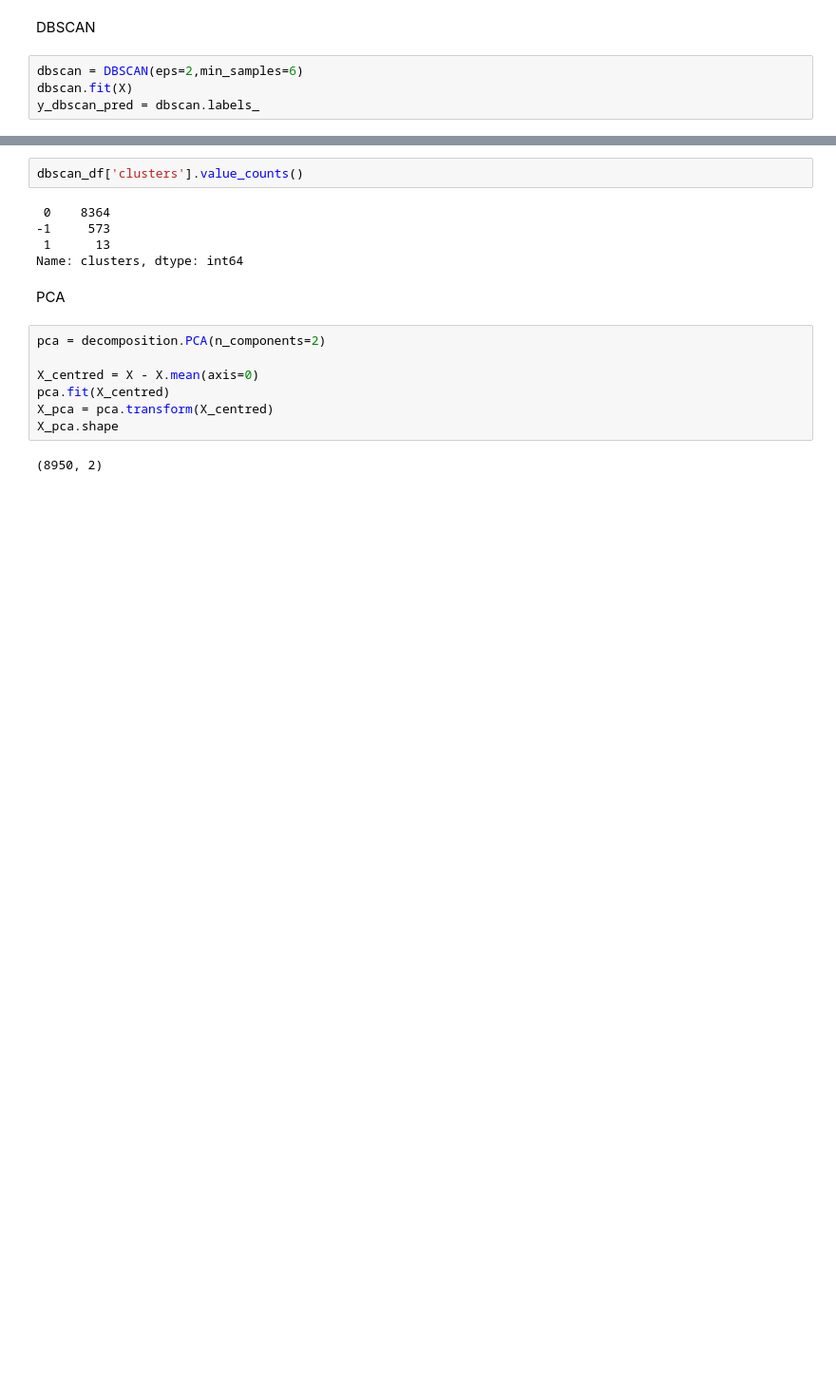
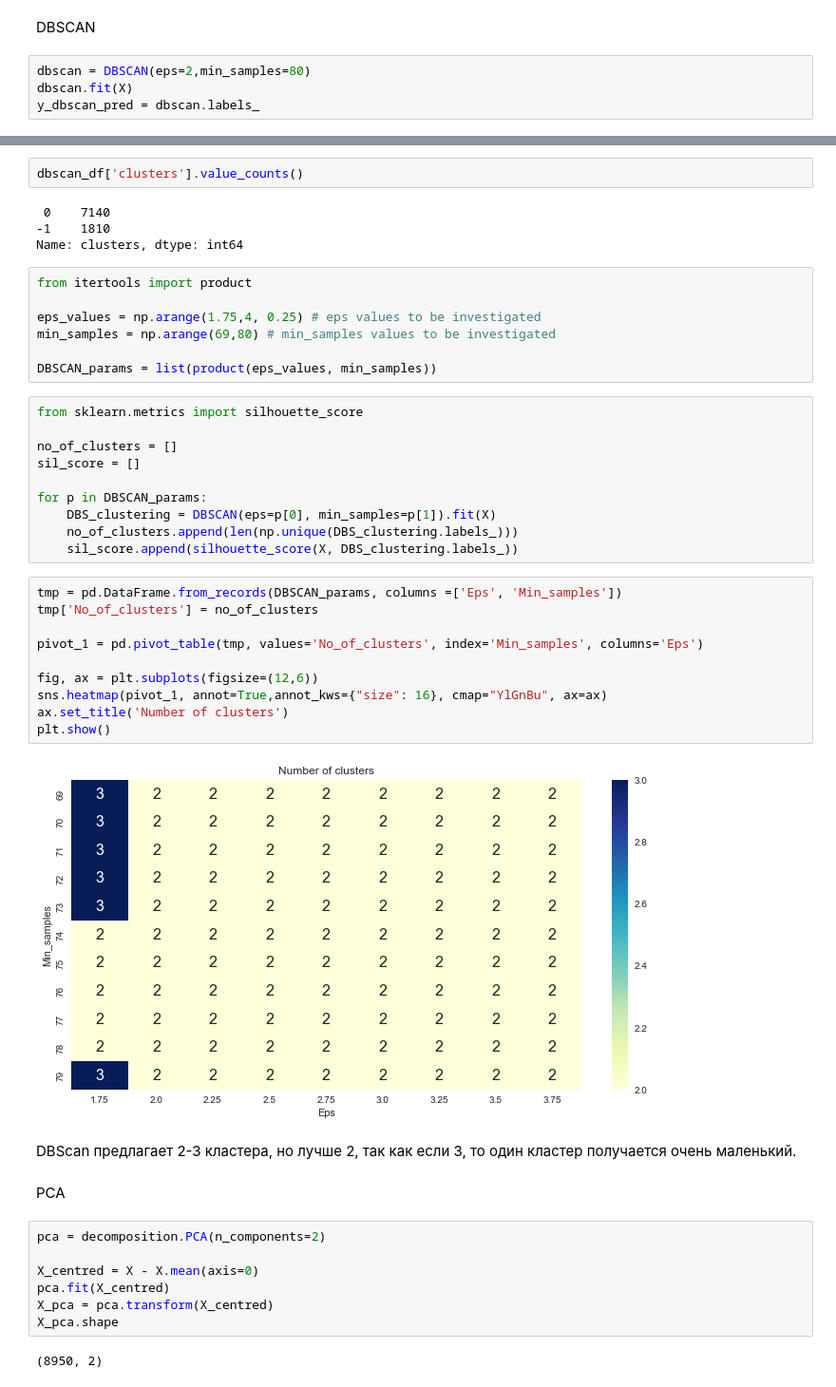
Before and after one commit to svetlz/HW, a Jupyter notebook: HW.ipynb, the cells around one changed output, grey strips where cells are left out. Shown at 95% size. Drawn from its saved outputs; the diff is of its cells as text; blank space fills up the shorter version.

Commit message:
HW clustering

```diff
--- a/HW.ipynb
+++ b/HW.ipynb
@@ -223,7 +223,7 @@ Name: clusters, dtype: int64
 # %% [markdown]
 DBSCAN
 # %%
-dbscan = DBSCAN(eps=2,min_samples=6)
+dbscan = DBSCAN(eps=2,min_samples=80)
 dbscan.fit(X)
 y_dbscan_pred = dbscan.labels_
 # %%
@@ -247,10 +247,40 @@ dbscan_df
 # %%
 dbscan_df['clusters'].value_counts()
 # %% [output]
- 0    8364
--1     573
- 1      13
+ 0    7140
+-1    1810
 Name: clusters, dtype: int64
+# %%
+from itertools import product
+
+eps_values = np.arange(1.75,4, 0.25) # eps values to be investigated
+min_samples = np.arange(69,80) # min_samples values to be investigated
+
+DBSCAN_params = list(product(eps_values, min_samples))
+# %%
+from sklearn.metrics import silhouette_score
+
+no_of_clusters = []
+sil_score = []
+
+for p in DBSCAN_params:
+    DBS_clustering = DBSCAN(eps=p[0], min_samples=p[1]).fit(X)
+    no_of_clusters.append(len(np.unique(DBS_clustering.labels_)))
+    sil_score.append(silhouette_score(X, DBS_clustering.labels_))
+# %%
+tmp = pd.DataFrame.from_records(DBSCAN_params, columns =['Eps', 'Min_samples'])
+tmp['No_of_clusters'] = no_of_clusters
+
+pivot_1 = pd.pivot_table(tmp, values='No_of_clusters', index='Min_samples', columns='Eps')
+
+fig, ax = plt.subplots(figsize=(12,6))
+sns.heatmap(pivot_1, annot=True,annot_kws={"size": 16}, cmap="YlGnBu", ax=ax)
+ax.set_title('Number of clusters')
+plt.show()
+# %% [output]
+[figure, added]
+# %% [markdown]
+DBScan предлагает 2-3 кластера, но лучше 2, так как если 3, то один кластер получается очень маленький.
 # %% [markdown]
 PCA
 # %%
```
Also changed, not shown: parts of 5 cells of this notebook.
